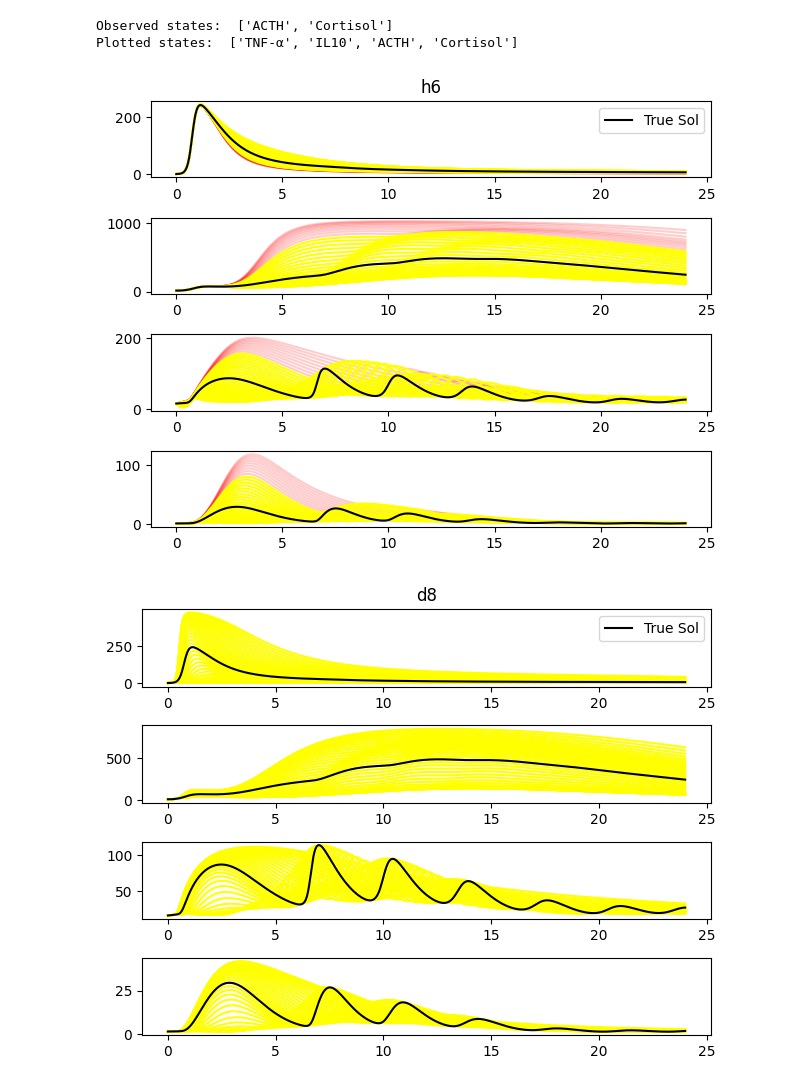
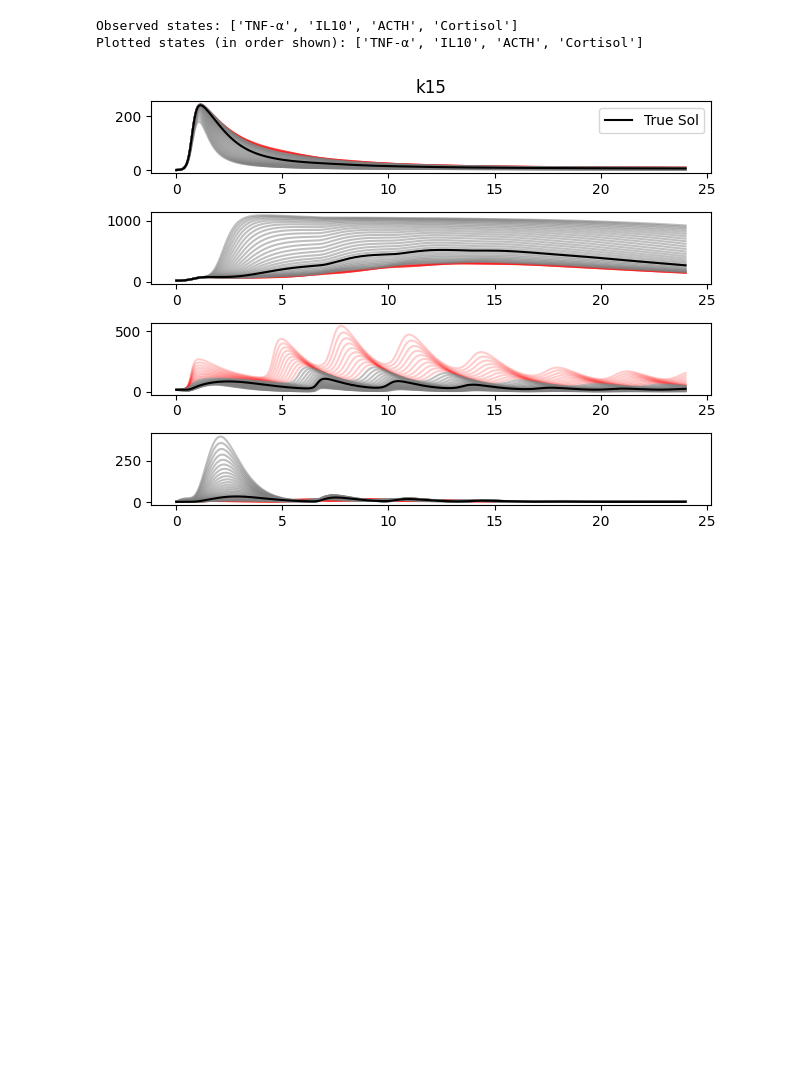
Before and after one commit to aayres22/ITIS_Analysis, a Jupyter notebook: PL_unpack.ipynb, the cells around one changed output. Cells and saved outputs as stored; diff of their text form; code cells hidden in the pictures; blank space fills up the shorter version.

Commit message:
Generated figures for individual parameters

```diff
--- a/PL_unpack.ipynb
+++ b/PL_unpack.ipynb
@@ -122,45 +122,46 @@ print("Plotted states (in order shown):",[stateTitles[i] for i in output_ids])
 param_log, IC = get_nominal_param()
 dt = .05
 t_data = np.arange(0,24+dt,dt)
-par = 0
+par = 15
 #true_sol = ITIS_modelcall(param_log[0],t_data,0,output_ids,param_log,IC)
 
-for j in range(10):#(len(param_ids1)): ##Can be expanded to run all identifiable param
+for j in range(1):#(len(param_ids1)): ##Can be expanded to run all identifiable param
     fig, axs = plt.subplots(len(output_ids))
 
     for k in range(len(output_ids)): #CHANGE TO ALWAYS HAVE ALL Loop through each model state for given design
         #axs[k].plot(t_data, true_sol[:,k], color = 'black', label = 'True sol')
 
         for i in range(0,200,5): #Plot all 200 parameter value solutions
             param_in = par_save1[par,par,i]
             par_id = param_ids1[par]
             sol = ITIS_modelcall(param_in,t_data, par_id,output_ids,param_log,IC)
 
             #NEED TO LOOK INTO HOW CIS CALCULATED. VALUES NOT AGREEING RN
             if J_save1[par,i] < critical_value+np.min(J_save1[par,:]):
-                axs[k].plot(t_data,sol[:,k], color = 'yellow')
+                axs[k].plot(t_data,sol[:,k], color = 'gray', alpha = .5)
             # elif param_global_all2[par] - 5*half_width[par] < param_in < param_global_all2[par] + 5*half_width[par]:
             #     axs[k].plot(t_data,sol[:,k], color = 'red', alpha = 0.2)
             else:
                 axs[k].plot(t_data,sol[:,k], color = 'red', alpha = .2)
 
         opt_sol = ITIS_modelcall(param_global_all1[par],t_data, param_ids1[par],output_ids,param_log,IC)
 
 
         # bound_u = ITIS_modelcall(param_global_all1[par] + half_width[par],t_data, param_ids1[par],output_ids,param_log,IC)
         # axs[k].plot(t_data, bound_l[:,k], color = 'cyan', label = 'Upper bound')
 
         axs[k].plot(t_data,opt_sol[:,k], color = 'black', label = 'True Sol')
 
         # bound_l = ITIS_modelcall(param_global_all1[par] - half_width[par],t_data, param_ids1[par],output_ids,param_log,IC)
         # axs[k].plot(t_data, bound_l[:,k], color = 'blue', label = 'Lower bound')
 
-    par+=1
-    fig.tight_layout()
     axs[0].set_title(param_titles[param_ids1[par]])
     axs[0].legend()
+    #par+=1
+fig.tight_layout()
+plt.savefig('FIGS\\Cases\\' + param_titles[param_ids1[par]] + '_' + D + dpoints + 'noisy.png')
+plt.show()
 # %% [output]
-Observed states:  ['ACTH', 'Cortisol']
-Plotted states:  ['TNF-α', 'IL10', 'ACTH', 'Cortisol']
+Observed states: ['TNF-α', 'IL10', 'ACTH', 'Cortisol']
+Plotted states (in order shown): ['TNF-α', 'IL10', 'ACTH', 'Cortisol']
-[figure, old version]
+[figure, new version]
-[figure, removed]
```
Also changed, not shown: parts of 2 cells of this notebook, 7 other files.
